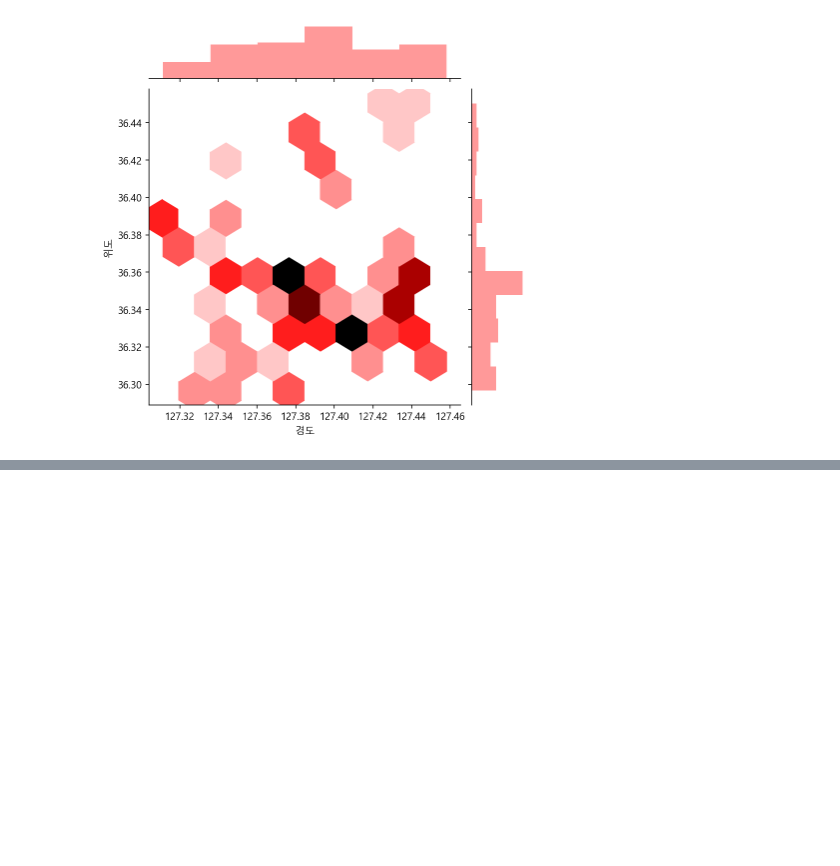
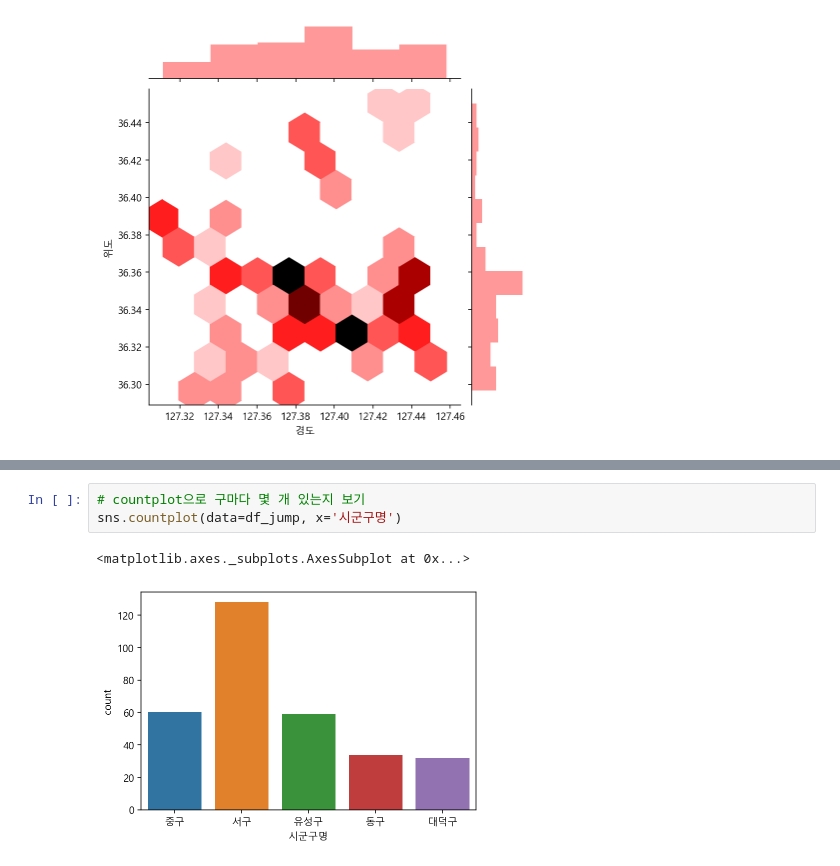
Before and after one commit to young-hun-jo/TIL, a Jupyter notebook: Pandas_library/프랜차이즈정보분석_리뉴얼.ipynb, the cells around one changed output, grey strips where cells are left out. Saved outputs shown, nothing was run; the diff lists cells and outputs as text; blank space fills up the shorter version.

```diff
--- a/Pandas_library/프랜차이즈정보분석_리뉴얼.ipynb
+++ b/Pandas_library/프랜차이즈정보분석_리뉴얼.ipynb
@@ -194,0 +286,6 @@ sns.jointplot(data=df_31, x='경도', y='위도', kind='hex', color='red')
+# %%
+# countplot으로 구마다 몇 개 있는지 보기
+sns.countplot(data=df_jump, x='시군구명')
+# %% [output]
+<matplotlib.axes._subplots.AxesSubplot at 0x...>
+[figure, added]
```
Also changed, not shown: parts of 17 cells of this notebook.
